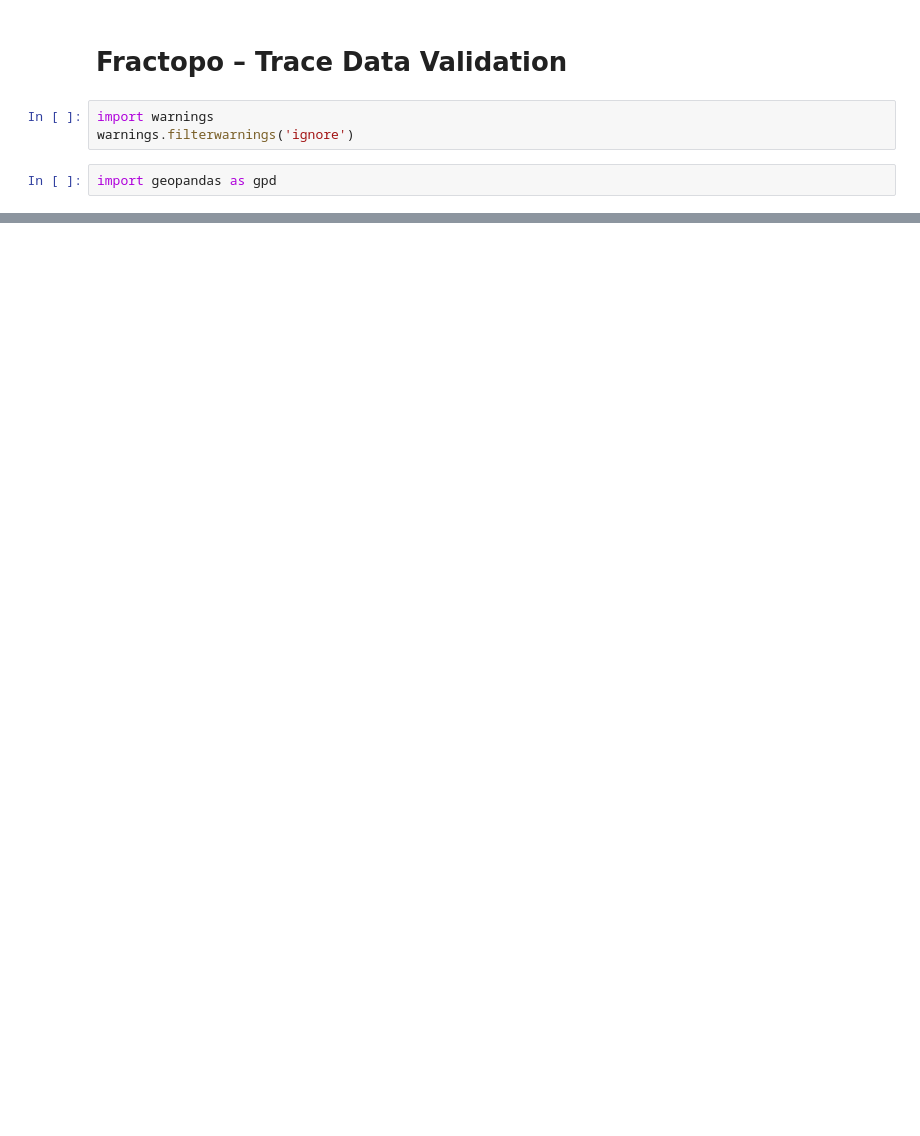
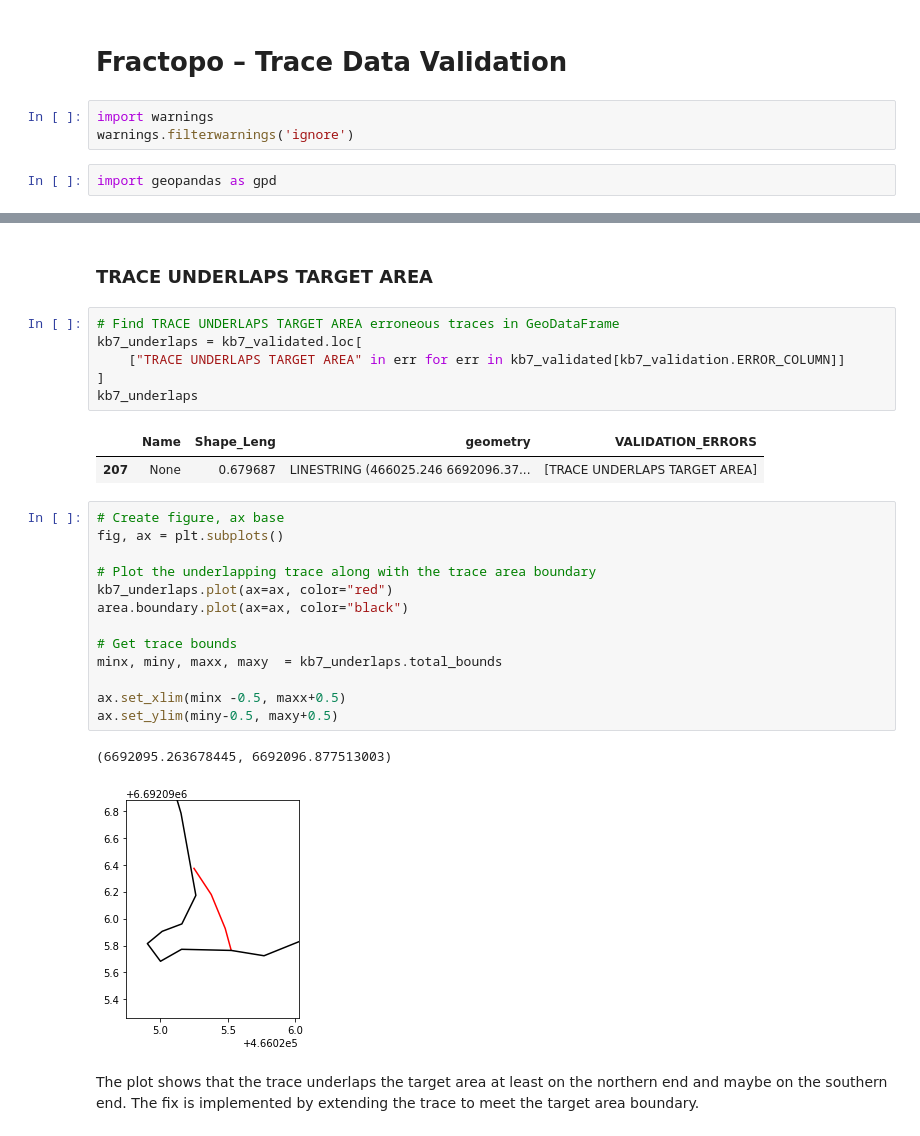
Before and after one commit to nialov/fractopo, a Jupyter notebook: docs_src/notebooks/fractopo_validation_2.ipynb, the cells around one changed output, grey strips where cells are left out. Cells and saved outputs as stored; diff of their text form; blank space fills up the shorter version.

```diff
--- a/docs_src/notebooks/fractopo_validation_2.ipynb
+++ b/docs_src/notebooks/fractopo_validation_2.ipynb
@@ -59,0 +101,29 @@ See documentation: https://nialov.github.io/fractopo/validation/errors.html
+# %% [markdown]
+### TRACE UNDERLAPS TARGET AREA
+# %%
+# Find TRACE UNDERLAPS TARGET AREA erroneous traces in GeoDataFrame
+kb7_underlaps = kb7_validated.loc[
+    ["TRACE UNDERLAPS TARGET AREA" in err for err in kb7_validated[kb7_validation.ERROR_COLUMN]]
+]
+kb7_underlaps
+# %% [output]
+|  | Name | Shape_Leng | geometry | VALIDATION_ERRORS |
+| 207 | None | 0.679687 | LINESTRING (466025.246 6692096.37... | [TRACE UNDERLAPS TARGET AREA] |
+# %%
+# Create figure, ax base
+fig, ax = plt.subplots()
+
+# Plot the underlapping trace along with the trace area boundary
+kb7_underlaps.plot(ax=ax, color="red")
+area.boundary.plot(ax=ax, color="black")
+
+# Get trace bounds
+minx, miny, maxx, maxy  = kb7_underlaps.total_bounds
+
+ax.set_xlim(minx -0.5, maxx+0.5)
+ax.set_ylim(miny-0.5, maxy+0.5)
+# %% [output]
+(6692095.263678445, 6692096.877513003)
+[figure, added]
+# %% [markdown]
+The plot shows that the trace underlaps the target area at least on the northern end and maybe on the southern end. The fix is implemented by extending the trace to meet the target area boundary.
```
Also changed, not shown: parts of 17 cells of this notebook, 1 other file.
